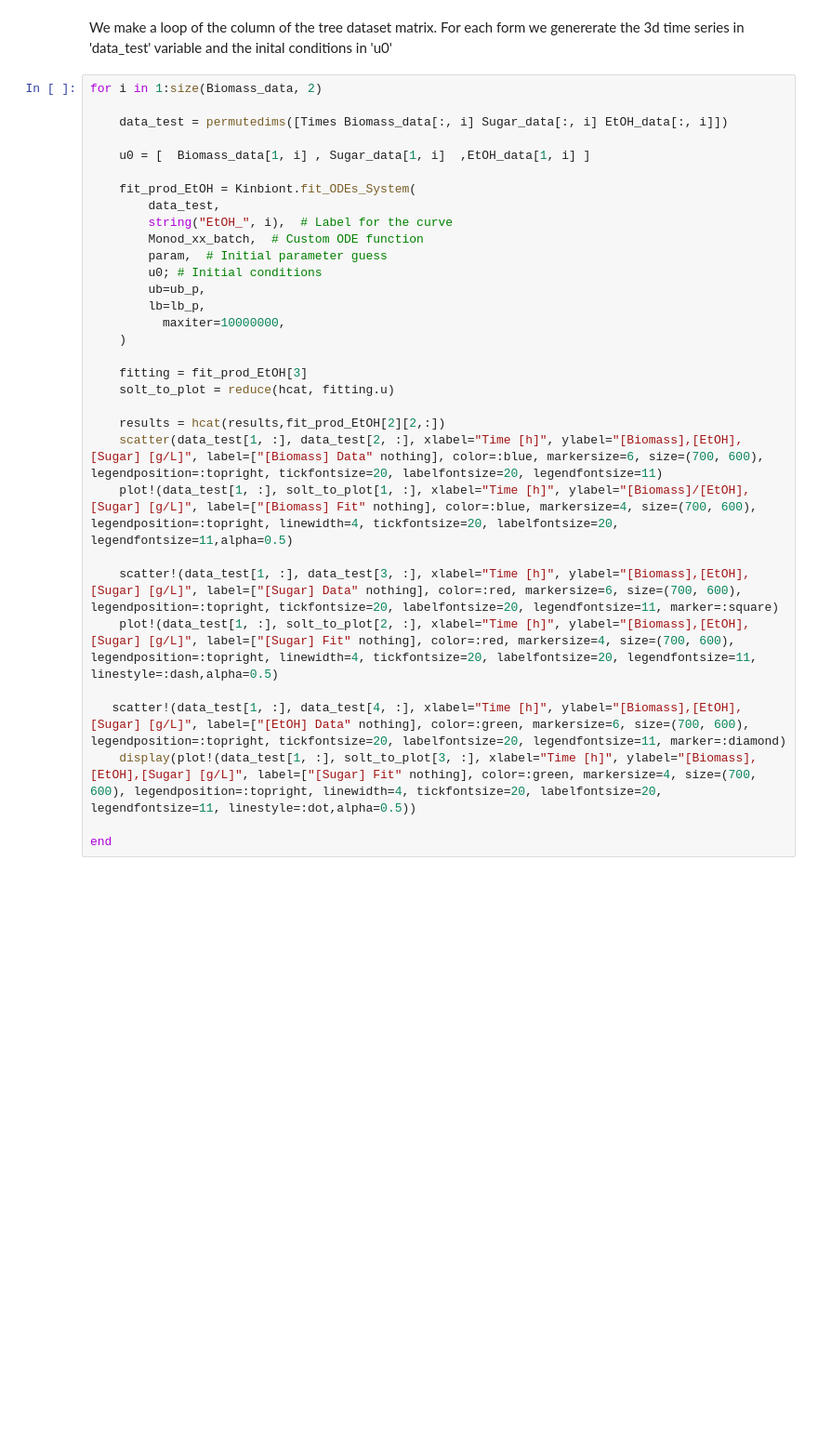
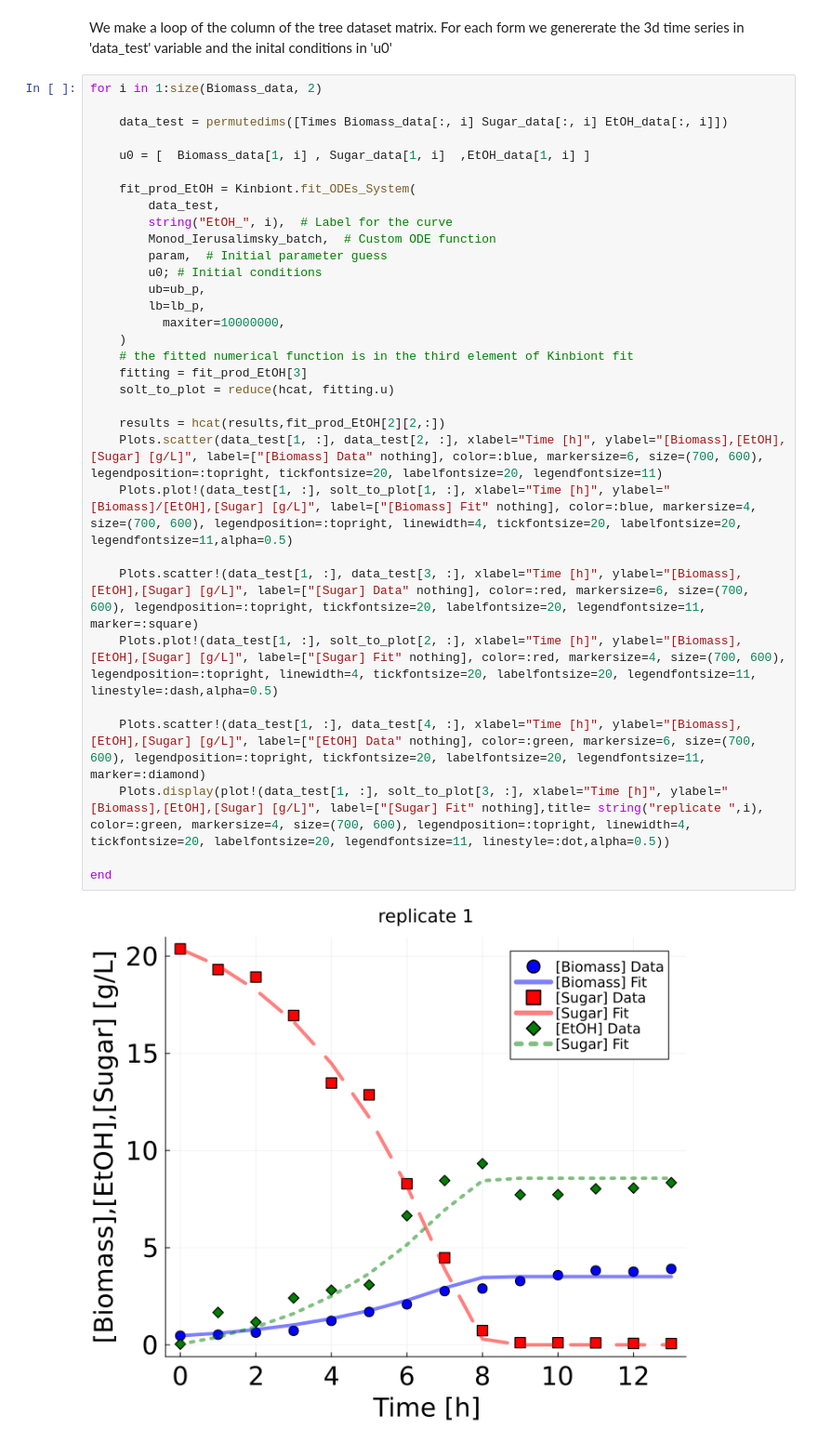
Before and after one commit to pinheiroGroup/Kinbiont_utilities, a Jupyter notebook: Notebooks/EtOH_bioproduction.ipynb, the cells around one changed output. Shown at 93% size. Drawn from its saved outputs; the diff is of its cells as text; blank space fills up the shorter version.

```diff
--- a/Notebooks/EtOH_bioproduction.ipynb
+++ b/Notebooks/EtOH_bioproduction.ipynb
@@ -142,32 +158,34 @@ We make a loop of the column of the tree dataset matrix. For each form we genere
 # %%
 for i in 1:size(Biomass_data, 2)
 
     data_test = permutedims([Times Biomass_data[:, i] Sugar_data[:, i] EtOH_data[:, i]])
 
     u0 = [  Biomass_data[1, i] , Sugar_data[1, i]  ,EtOH_data[1, i] ]
 
     fit_prod_EtOH = Kinbiont.fit_ODEs_System(
         data_test,
         string("EtOH_", i),  # Label for the curve
-        Monod_xx_batch,  # Custom ODE function
+        Monod_Ierusalimsky_batch,  # Custom ODE function
         param,  # Initial parameter guess
         u0; # Initial conditions
         ub=ub_p,
         lb=lb_p,
           maxiter=10000000,
     )
-
+    # the fitted numerical function is in the third element of Kinbiont fit
     fitting = fit_prod_EtOH[3]
     solt_to_plot = reduce(hcat, fitting.u)
 
     results = hcat(results,fit_prod_EtOH[2][2,:])
-    scatter(data_test[1, :], data_test[2, :], xlabel="Time [h]", ylabel="[Biomass],[EtOH],[Sugar] [g/L]", label=["[Biomass] Data" nothing], color=:blue, markersize=6, size=(700, 600), legendposition=:topright, tickfontsize=20, labelfontsize=20, legendfontsize=11)
-    plot!(data_test[1, :], solt_to_plot[1, :], xlabel="Time [h]", ylabel="[Biomass]/[EtOH],[Sugar] [g/L]", label=["[Biomass] Fit" nothing], color=:blue, markersize=4, size=(700, 600), legendposition=:topright, linewidth=4, tickfontsize=20, labelfontsize=20, legendfontsize=11,alpha=0.5)
+    Plots.scatter(data_test[1, :], data_test[2, :], xlabel="Time [h]", ylabel="[Biomass],[EtOH],[Sugar] [g/L]", label=["[Biomass] Data" nothing], color=:blue, markersize=6, size=(700, 600), legendposition=:topright, tickfontsize=20, labelfontsize=20, legendfontsize=11)
+    Plots.plot!(data_test[1, :], solt_to_plot[1, :], xlabel="Time [h]", ylabel="[Biomass]/[EtOH],[Sugar] [g/L]", label=["[Biomass] Fit" nothing], color=:blue, markersize=4, size=(700, 600), legendposition=:topright, linewidth=4, tickfontsize=20, labelfontsize=20, legendfontsize=11,alpha=0.5)
 
-    scatter!(data_test[1, :], data_test[3, :], xlabel="Time [h]", ylabel="[Biomass],[EtOH],[Sugar] [g/L]", label=["[Sugar] Data" nothing], color=:red, markersize=6, size=(700, 600), legendposition=:topright, tickfontsize=20, labelfontsize=20, legendfontsize=11, marker=:square)
-    plot!(data_test[1, :], solt_to_plot[2, :], xlabel="Time [h]", ylabel="[Biomass],[EtOH],[Sugar] [g/L]", label=["[Sugar] Fit" nothing], color=:red, markersize=4, size=(700, 600), legendposition=:topright, linewidth=4, tickfontsize=20, labelfontsize=20, legendfontsize=11, linestyle=:dash,alpha=0.5)
+    Plots.scatter!(data_test[1, :], data_test[3, :], xlabel="Time [h]", ylabel="[Biomass],[EtOH],[Sugar] [g/L]", label=["[Sugar] Data" nothing], color=:red, markersize=6, size=(700, 600), legendposition=:topright, tickfontsize=20, labelfontsize=20, legendfontsize=11, marker=:square)
+    Plots.plot!(data_test[1, :], solt_to_plot[2, :], xlabel="Time [h]", ylabel="[Biomass],[EtOH],[Sugar] [g/L]", label=["[Sugar] Fit" nothing], color=:red, markersize=4, size=(700, 600), legendposition=:topright, linewidth=4, tickfontsize=20, labelfontsize=20, legendfontsize=11, linestyle=:dash,alpha=0.5)
 
-   scatter!(data_test[1, :], data_test[4, :], xlabel="Time [h]", ylabel="[Biomass],[EtOH],[Sugar] [g/L]", label=["[EtOH] Data" nothing], color=:green, markersize=6, size=(700, 600), legendposition=:topright, tickfontsize=20, labelfontsize=20, legendfontsize=11, marker=:diamond)
-    display(plot!(data_test[1, :], solt_to_plot[3, :], xlabel="Time [h]", ylabel="[Biomass],[EtOH],[Sugar] [g/L]", label=["[Sugar] Fit" nothing], color=:green, markersize=4, size=(700, 600), legendposition=:topright, linewidth=4, tickfontsize=20, labelfontsize=20, legendfontsize=11, linestyle=:dot,alpha=0.5))
+    Plots.scatter!(data_test[1, :], data_test[4, :], xlabel="Time [h]", ylabel="[Biomass],[EtOH],[Sugar] [g/L]", label=["[EtOH] Data" nothing], color=:green, markersize=6, size=(700, 600), legendposition=:topright, tickfontsize=20, labelfontsize=20, legendfontsize=11, marker=:diamond)
+    Plots.display(plot!(data_test[1, :], solt_to_plot[3, :], xlabel="Time [h]", ylabel="[Biomass],[EtOH],[Sugar] [g/L]", label=["[Sugar] Fit" nothing],title= string("replicate ",i), color=:green, markersize=4, size=(700, 600), legendposition=:topright, linewidth=4, tickfontsize=20, labelfontsize=20, legendfontsize=11, linestyle=:dot,alpha=0.5))
 
 end
+# %% [output]
+[figure, added]
```
Also changed, not shown: parts of 5 cells of this notebook, 1 other file.
